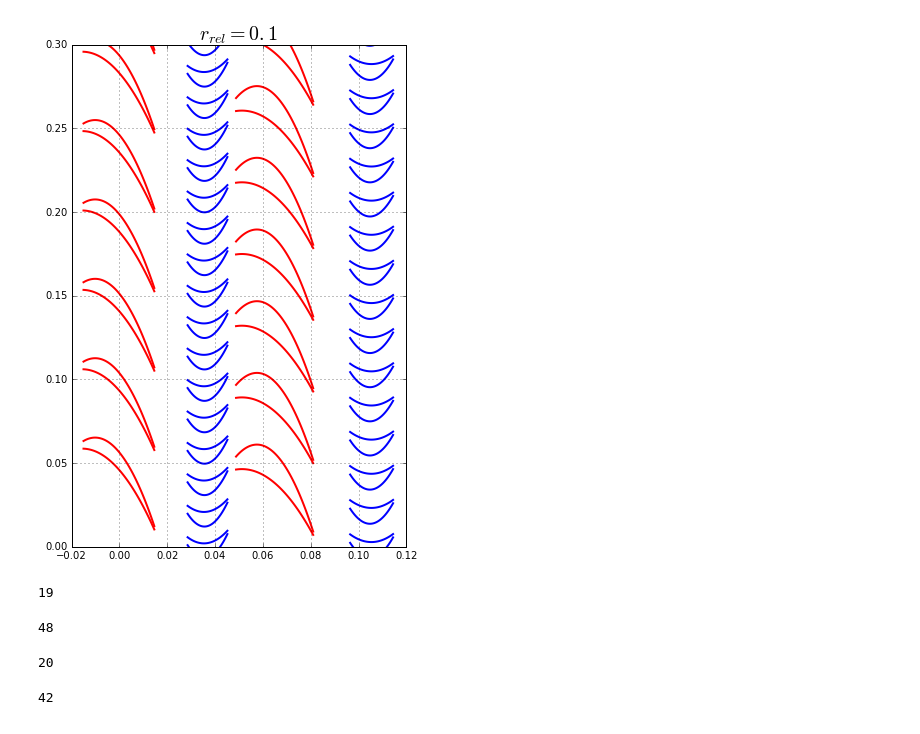
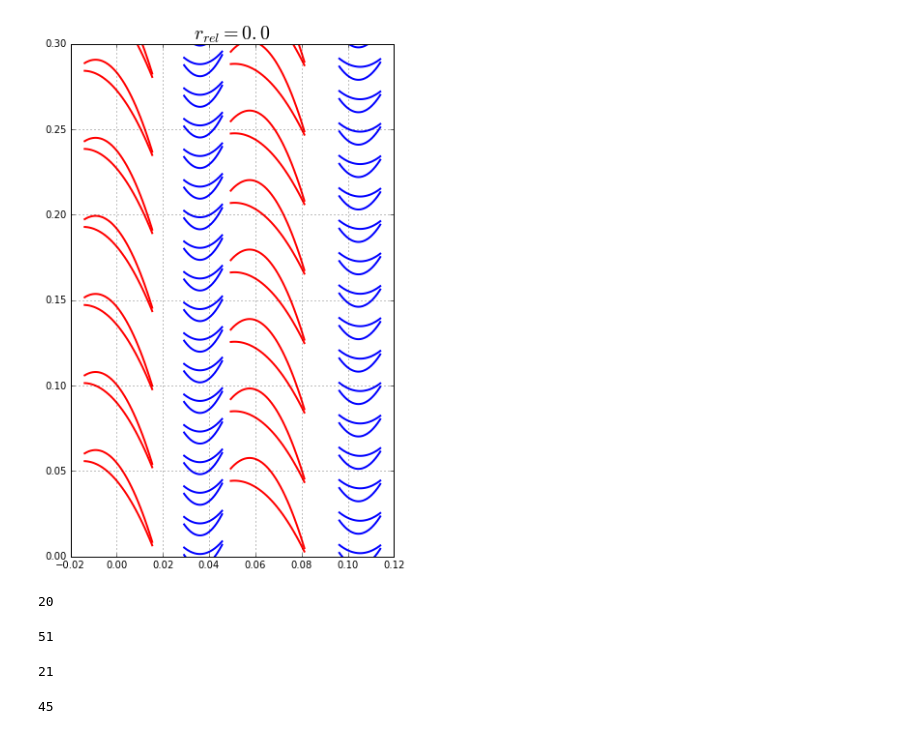
Before and after one commit to las-palmas1/turbine_calculation, a Jupyter notebook: profiling.ipynb, the cells around one changed output. Cells and saved outputs as stored; diff of their text form; code cells hidden in the pictures.

```diff
--- a/profiling.ipynb
+++ b/profiling.ipynb
@@ -18,50 +18,50 @@ st2 = turbine_profiling[1]
 # %%
 %matplotlib inline
 deg = np.pi / 180
 st1.r1_rk_rel = 0.04
 st1.r1_sa_rel = 0.05
 st1.s2_rk = 0.002
 st1.s2_sa = 0.002
 st1.maxdif_alpha0_l_gamma1_s_sa = 50 * deg
-st1.mindif_beta1_l_gamma1_s_rk = 23 * deg
+st1.mindif_beta1_l_gamma1_s_rk = 28 * deg
 st1.maxdif_beta1_l_gamma1_s_rk = 40 * deg
 st1.gamma1_k_rk_rel = 0.55
 st1.min_t_rel_sa_in = 0.95
 st1.min_t_rel_rk_in = 1.0
 
 st2.r1_rk_rel = 0.04
 st2.r1_sa_rel = 0.05
 st2.s2_rk = 0.002
 st2.s2_sa = 0.002
 st2.mindif_alpha0_l_gamma1_s_sa = 17 * deg
 st2.maxdif_alpha0_l_gamma1_s_sa = 45 * deg
 st2.maxdif_beta1_l_gamma1_s_rk = 40 * deg
-st2.mindif_beta1_l_gamma1_s_rk = 23 * deg
+st2.mindif_beta1_l_gamma1_s_rk = 28 * deg
 st2.gamma1_k_sa_rel = 0.35
 st2.gamma1_k_rk_rel = 0.55
 st2.min_t_rel_sa_in = 0.95
 st2.min_t_rel_rk_in = 1.00
 turbine_profiling.compute_profile()
 turbine_profiling.save()
-turbine_profiling.plot2d(r_rel=0.1, figsize=(6, 9), ymax=0.3)
+turbine_profiling.plot2d(r_rel=0.0, figsize=(6, 9.5), ymax=0.3)
 # %% [output]
-[figure, old version]
+[figure, new version]
 # %%
 st1.z_sa
 # %% [output]
-19
+20
 # %%
 st1.z_rk
 # %% [output]
-48
+51
 # %%
 st2.z_sa
 # %% [output]
-20
+21
 # %%
 st2.z_rk
 # %% [output]
-42
+45
 # %%
 %matplotlib inline
 turbine_profiling[0].plot_velocity_triangles(figsize=(5, 5))
```
Also changed, not shown: parts of 4 cells of this notebook, 1 other file.
